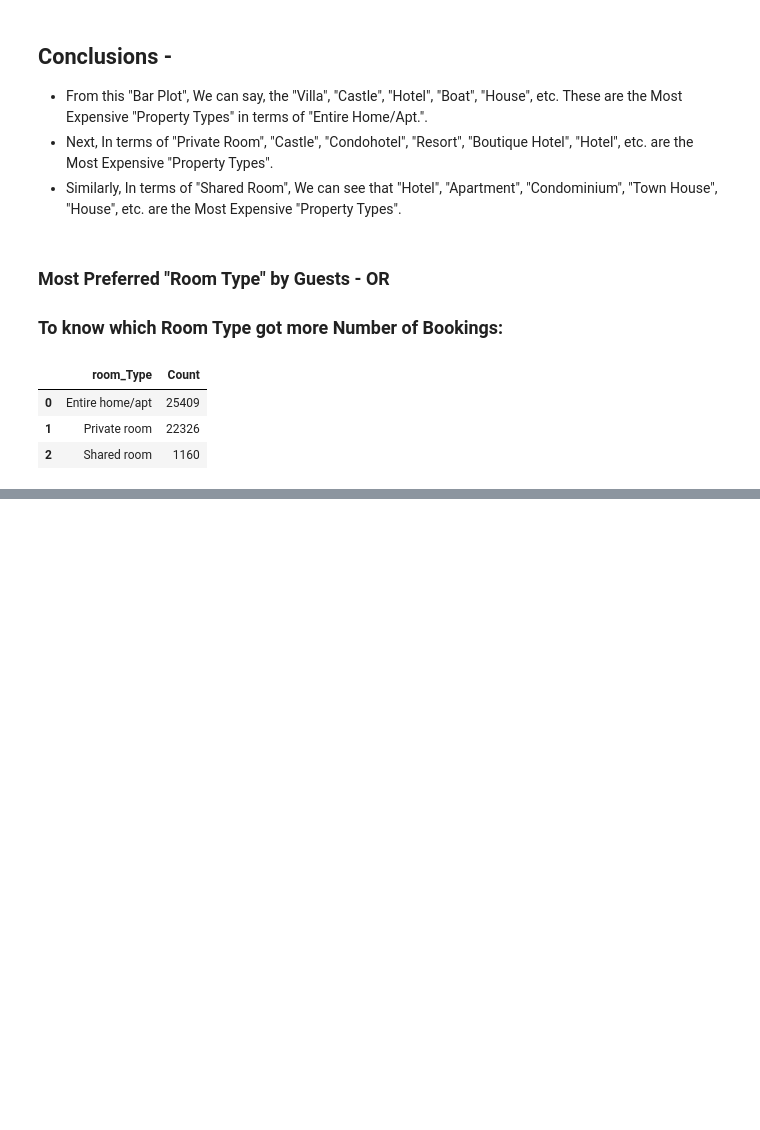
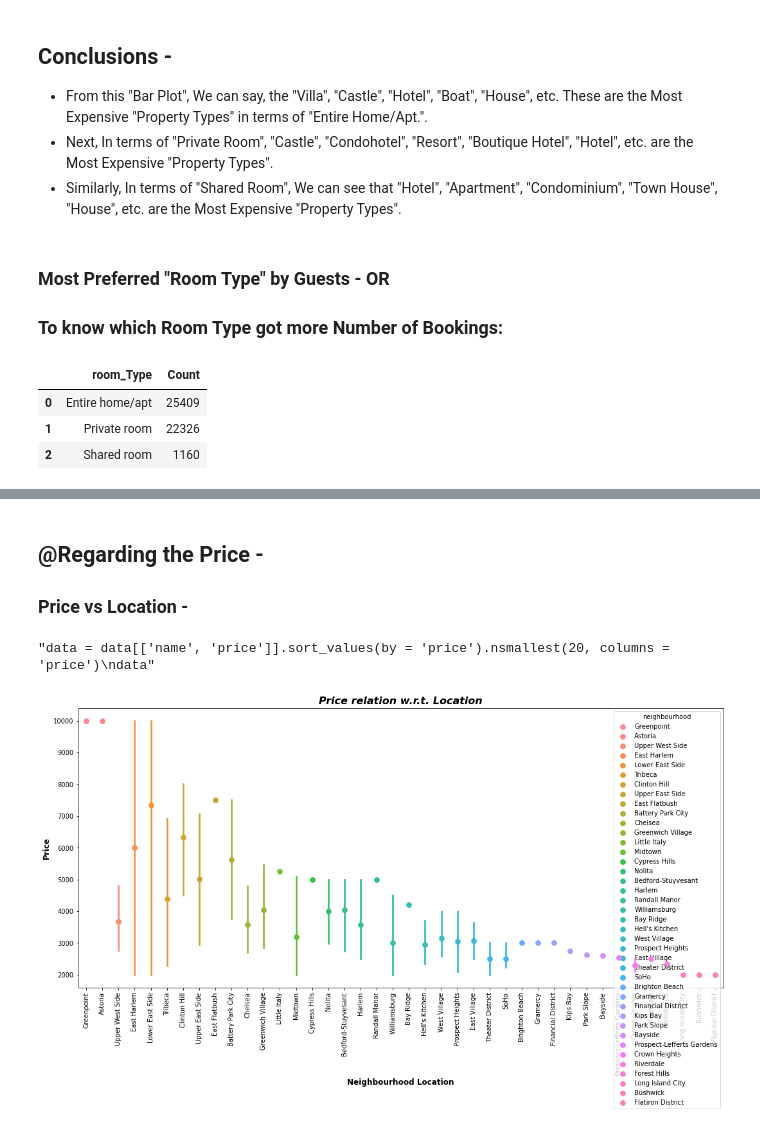
Before and after one commit to spradeepgit/Airbnb-Booking-Analysis, a Jupyter notebook: Airbnb_Booking_Analysis_Capstone_Project.ipynb, the cells around one changed output, grey strips where cells are left out. Drawn from its saved outputs; the diff is of its cells as text; code cells hidden in the pictures; blank space fills up the shorter version.

```diff
--- a/Airbnb_Booking_Analysis_Capstone_Project.ipynb
+++ b/Airbnb_Booking_Analysis_Capstone_Project.ipynb
@@ -364,0 +693,32 @@ fig.show()
+# %% [markdown]
+## @Regarding the Price -
+
+### Price vs Location -
+# %%
+#Q12. Price relation with respect to Location - (Price vs Location)
+
+df_relation = df_Listings[['neighbourhood', 'price']].sort_values(by = 'price').nlargest(100, columns = 'price')
+df_relation
+
+'''data = data[['name', 'price']].sort_values(by = 'price').nsmallest(20, columns = 'price')
+data'''
+# %% [output]
+"data = data[['name', 'price']].sort_values(by = 'price').nsmallest(20, columns = 'price')\ndata"
+# %%
+#Now, Let's Plot this Data -
+plt.figure(figsize=(18,8))
+sns.pointplot(y = 'price',
+                x = 'neighbourhood',
+               hue = 'neighbourhood',
+               size = 'price',
+               data = df_relation,
+               legend = False)
+
+plt.xticks(rotation = 90)
+
+plt.title('Price relation w.r.t. Location', fontsize = 16, fontweight = 'bold', fontstyle = 'italic')
+plt.xlabel('Neighbourhood Location', fontsize = 12, fontweight = 'bold')
+plt.ylabel('Price', fontsize = 12, fontweight = 'bold')
+plt.show()
+# %% [output]
+[figure, added]
```
Also changed, not shown: parts of 36 cells of this notebook.
